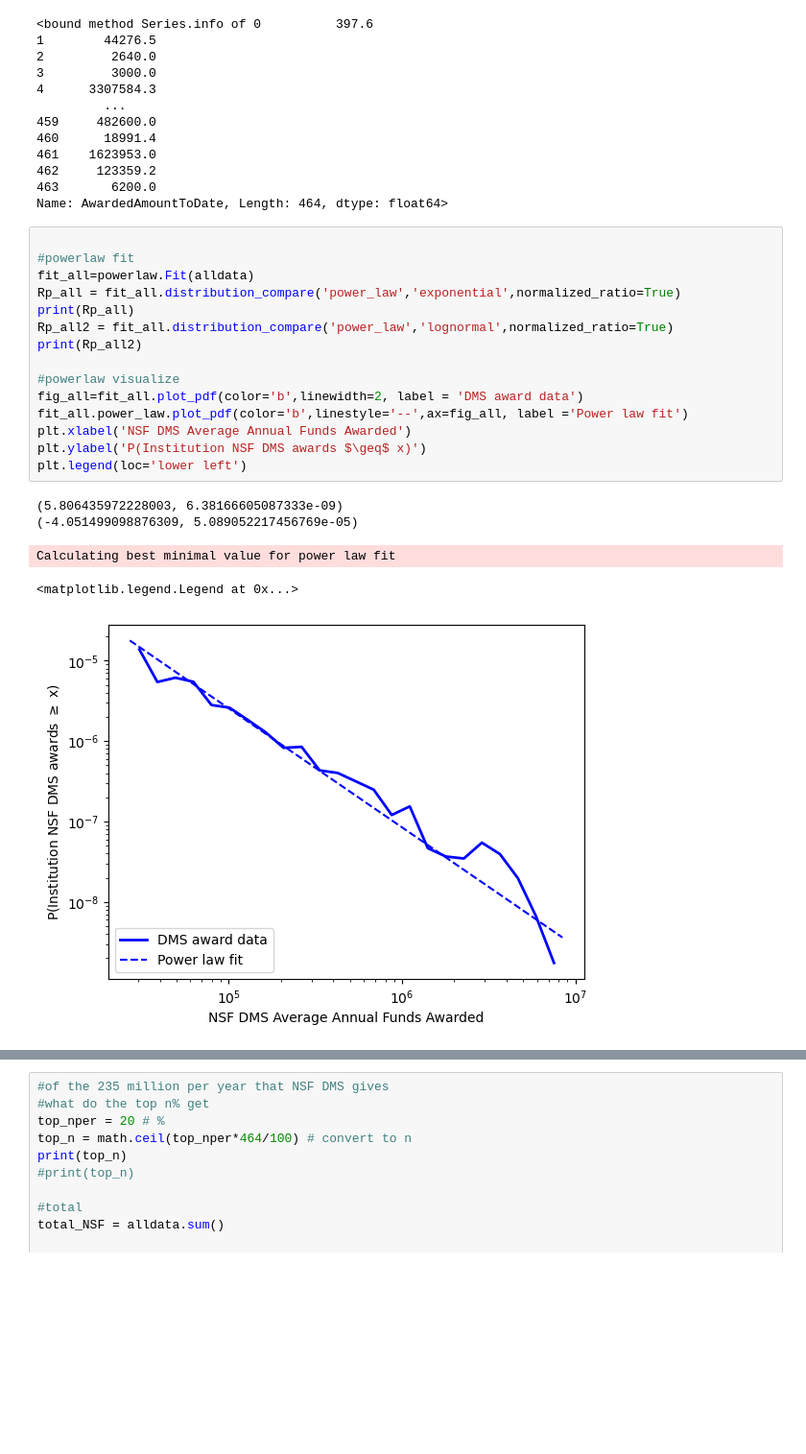
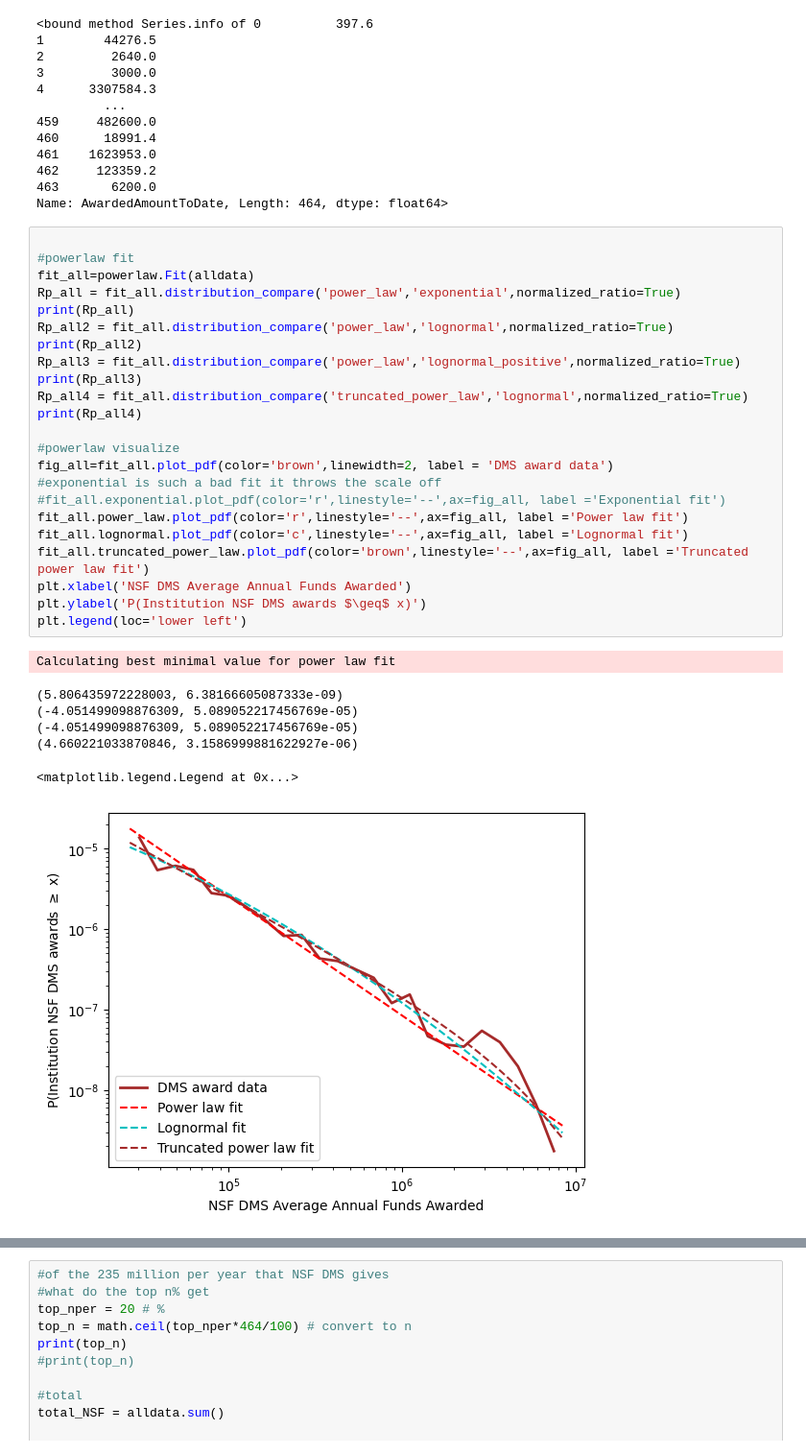
Before and after one commit to DAAAAMNSocialJustice/metamath, a Jupyter notebook: AMM/analysis_fixpw.ipynb, the cells around one changed output, grey strips where cells are left out. Shown at 96% size. Drawn from its saved outputs; the diff is of its cells as text; blank space fills up the shorter version.

Commit message:
added more pl comparison tests and changed color

```diff
--- a/AMM/analysis_fixpw.ipynb
+++ b/AMM/analysis_fixpw.ipynb
@@ -547,21 +547,31 @@ Name: AwardedAmountToDate, Length: 464, dtype: float64>
 # %%
 
 #powerlaw fit
 fit_all=powerlaw.Fit(alldata)
 Rp_all = fit_all.distribution_compare('power_law','exponential',normalized_ratio=True)
 print(Rp_all)
 Rp_all2 = fit_all.distribution_compare('power_law','lognormal',normalized_ratio=True)
 print(Rp_all2)
+Rp_all3 = fit_all.distribution_compare('power_law','lognormal_positive',normalized_ratio=True)
+print(Rp_all3)
+Rp_all4 = fit_all.distribution_compare('truncated_power_law','lognormal',normalized_ratio=True)
+print(Rp_all4)
 
 #powerlaw visualize
-fig_all=fit_all.plot_pdf(color='b',linewidth=2, label = 'DMS award data')
-fit_all.power_law.plot_pdf(color='b',linestyle='--',ax=fig_all, label ='Power law fit')
+fig_all=fit_all.plot_pdf(color='brown',linewidth=2, label = 'DMS award data')
+#exponential is such a bad fit it throws the scale off
+#fit_all.exponential.plot_pdf(color='r',linestyle='--',ax=fig_all, label ='Exponential fit')
+fit_all.power_law.plot_pdf(color='r',linestyle='--',ax=fig_all, label ='Power law fit')
+fit_all.lognormal.plot_pdf(color='c',linestyle='--',ax=fig_all, label ='Lognormal fit')
+fit_all.truncated_power_law.plot_pdf(color='brown',linestyle='--',ax=fig_all, label ='Truncated power law fit')
 plt.xlabel('NSF DMS Average Annual Funds Awarded')
 plt.ylabel('P(Institution NSF DMS awards $\geq$ x)')
 plt.legend(loc='lower left')
 # %% [output]
-(5.806435972228003, 6.38166605087333e-09)
-(-4.051499098876309, 5.089052217456769e-05)
+Calculating best minimal value for power law fit
-Calculating best minimal value for power law fit
+(5.806435972228003, 6.38166605087333e-09)
+(-4.051499098876309, 5.089052217456769e-05)
+(-4.051499098876309, 5.089052217456769e-05)
+(4.660221033870846, 3.1586999881622927e-06)
 <matplotlib.legend.Legend at 0x...>
-[figure, old version]
+[figure, new version]
```
Also changed, not shown: parts of 4 cells of this notebook.
